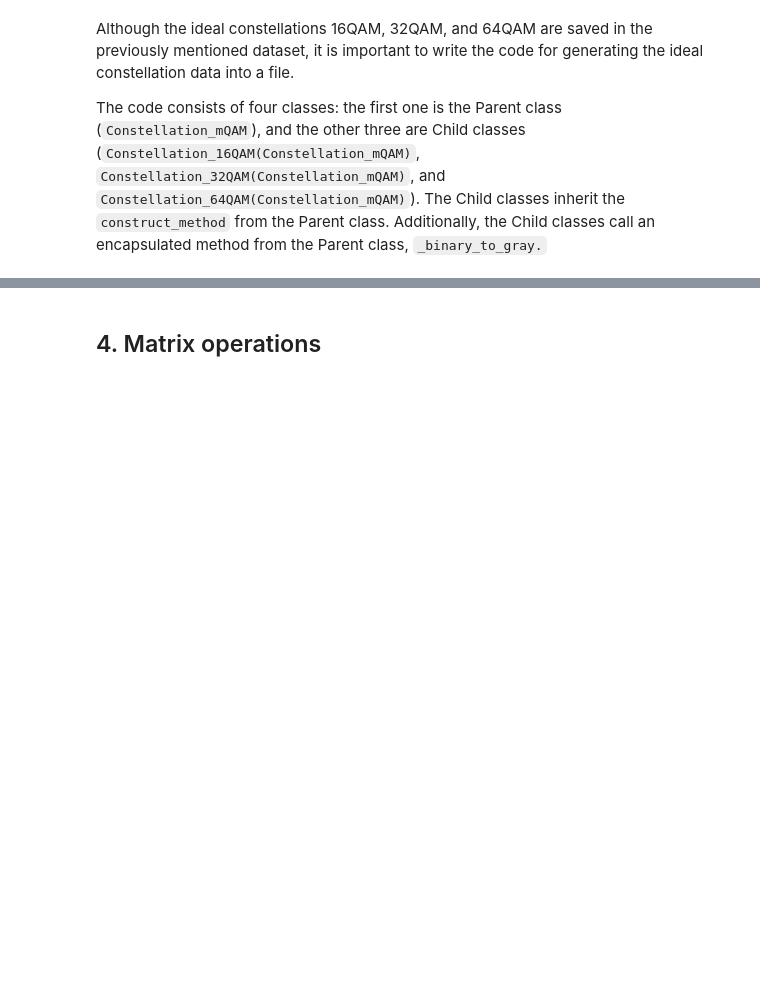
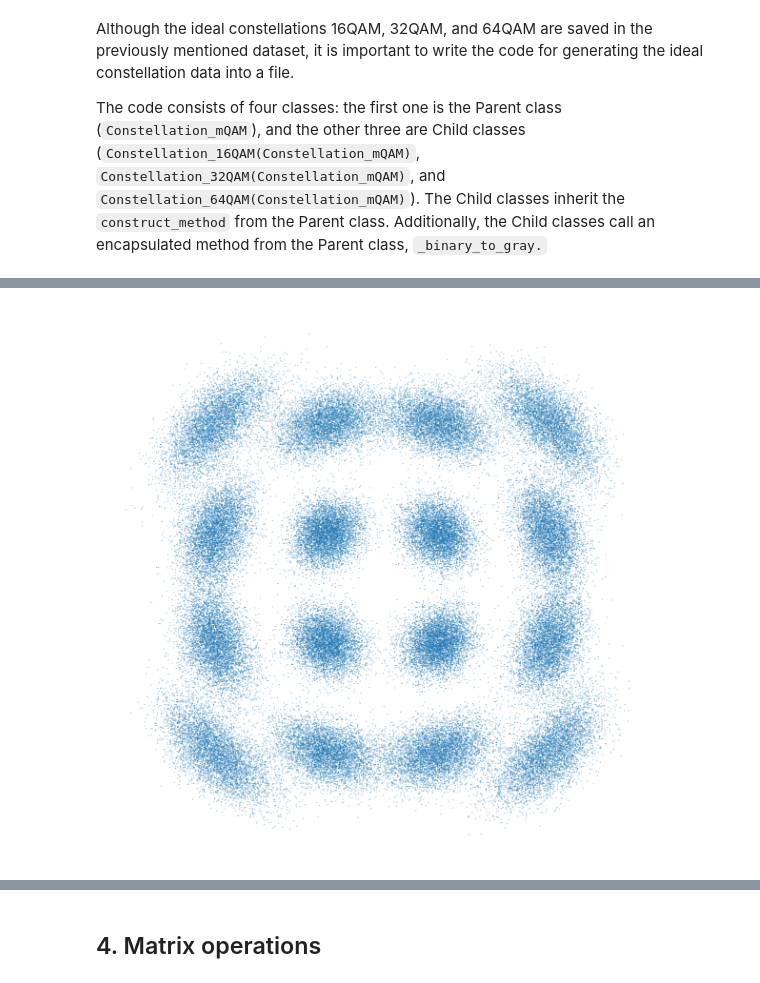
Before and after one commit to miguel-solarte/ScientificProgramming-ITM, a Jupyter notebook: First_lab/First_lab.ipynb, the cells around one changed output, grey strips where cells are left out. Drawn from its saved outputs; the diff is of its cells as text; code cells hidden in the pictures; blank space fills up the shorter version.

```diff
--- a/First_lab/First_lab.ipynb
+++ b/First_lab/First_lab.ipynb
@@ -424,0 +429,11 @@ QAM64.generate_constellation_nQAM(path_qam64)
+# %%
+data_16QAM = genfromtxt("./Data_constellations_m-QAM/Constellation_16QAM/sintetic_data_16QAM_level90/data_16QAM_SNR_15_level90.csv", delimiter = ',')
+features_data_16QAM = data_16QAM[:,:2]
+# %%
+fig, _ = plt.subplots(figsize=(15, 15))
+plt.scatter(features_data_16QAM[:, 0], features_data_16QAM[:, 1], s=0.1)
+plt.axis('off')
+plt.savefig("../images/data_16QAM", bbox_inches='tight', pad_inches=0)
+plt.show()
+# %% [output]
+[figure, added]
```
Also changed, not shown: parts of 10 cells of this notebook, 1 other file.
